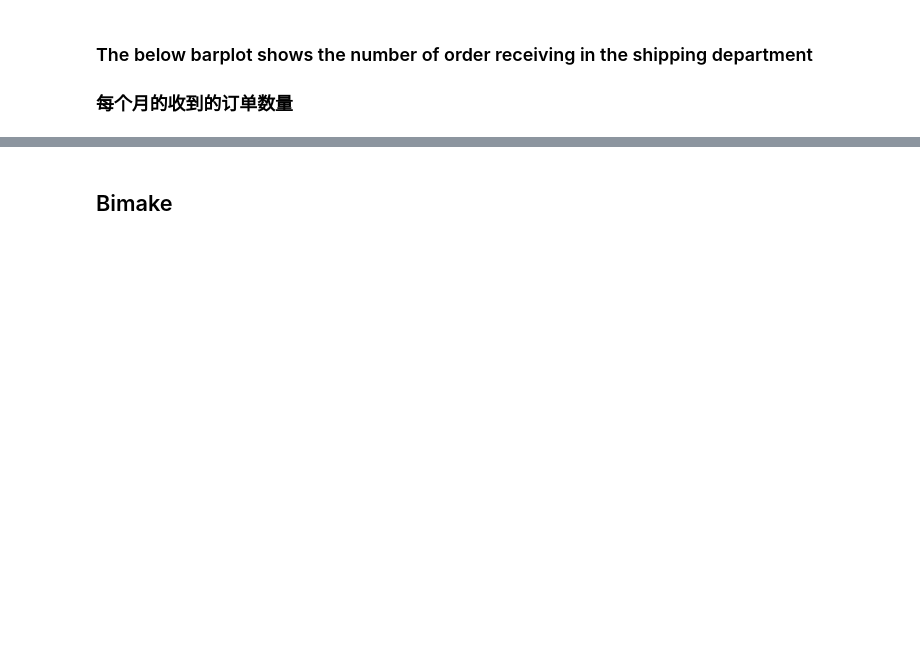
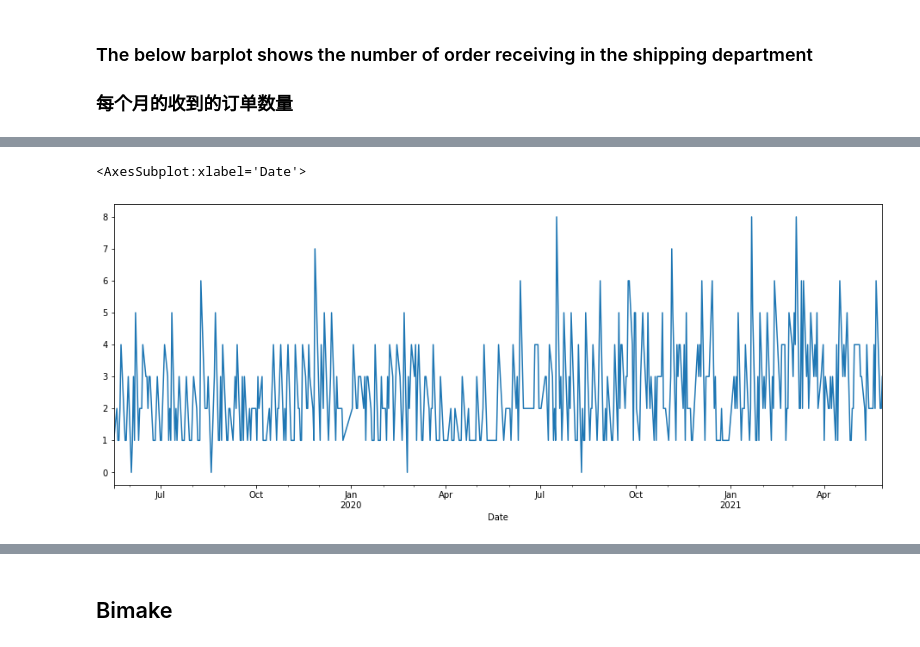
Before and after one commit to rhodapang/Python-for-data-analysis, a Jupyter notebook: Log Analysis for Shipping Department.ipynb, the cells around one changed output, grey strips where cells are left out. Drawn from its saved outputs; the diff is of its cells as text; code cells hidden in the pictures; blank space fills up the shorter version.

```diff
--- a/Log Analysis for Shipping Department.ipynb
+++ b/Log Analysis for Shipping Department.ipynb
@@ -116,0 +119,3 @@ df['Order Qty'].groupby(df['Date'].dt.to_period('M')).sum().plot(kind='bar',figs
+# %%
+df_Selleck_INT = df_selleck[df_selleck['INT/US']=='INT ORDERS']
+df_Selleck_INT
@@ -116,0 +136,5 @@ df['Order Qty'].groupby(df['Date'].dt.to_period('M')).sum().plot(kind='bar',figs
+# %%
+df_Selleck_INT['Order Qty'].groupby(df_Selleck_INT['Date'].dt.to_period('D')).count().plot(figsize = (16,6))
+# %% [output]
+<AxesSubplot:xlabel='Date'>
+[figure, added]
```
Also changed, not shown: parts of 9 cells of this notebook.
